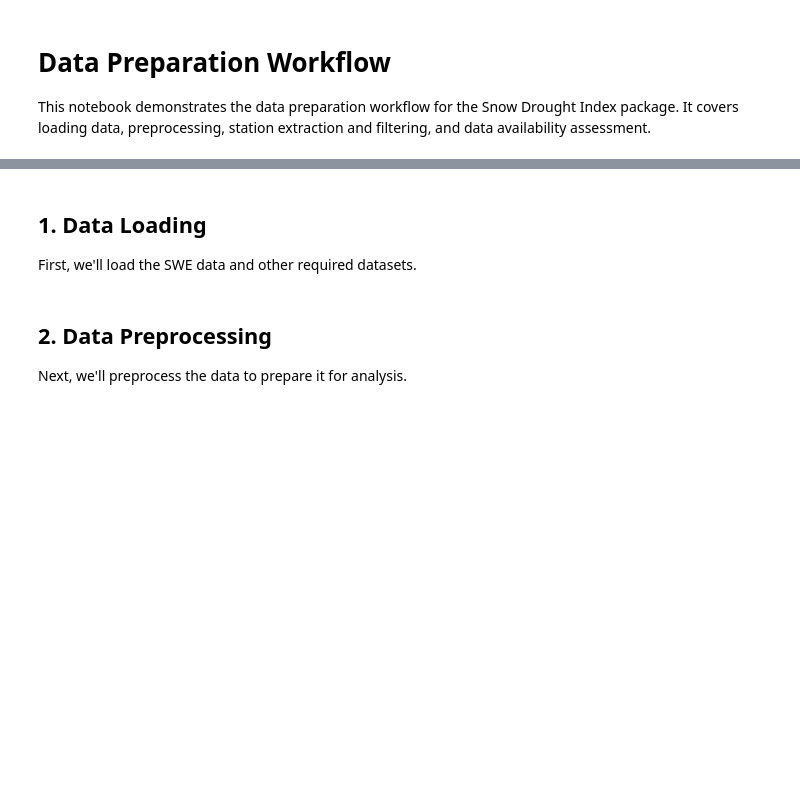
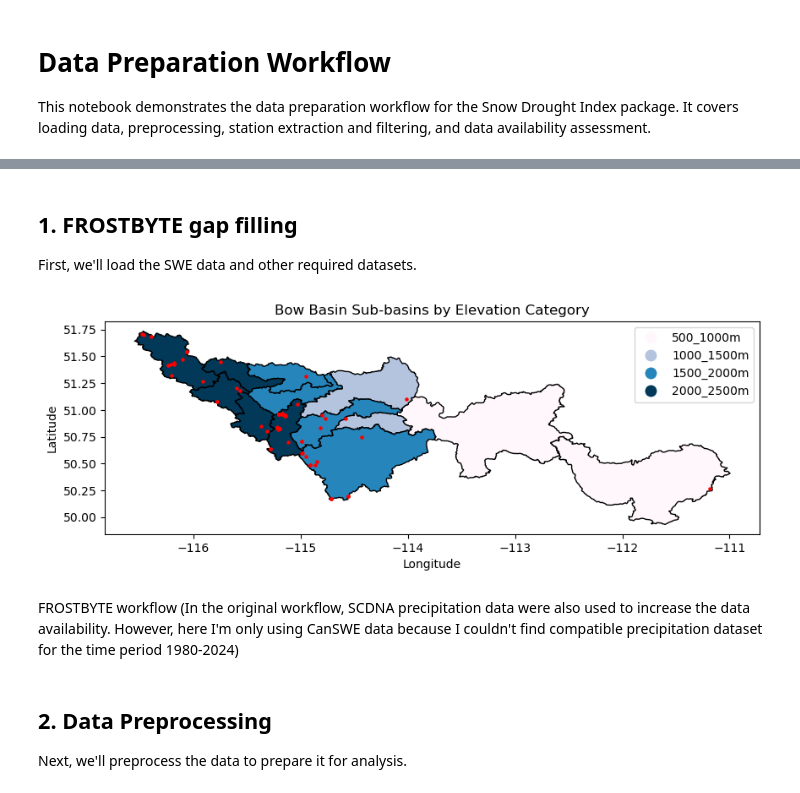
Before and after one commit to hasithajayamaha/snowdroughtindex-main, a Jupyter notebook: notebooks/workflows/0_data_preparation_workflow.ipynb, the cells around one changed output, grey strips where cells are left out. Saved outputs shown, nothing was run; the diff lists cells and outputs as text; code cells hidden in the pictures; blank space fills up the shorter version.

```diff
--- a/notebooks/workflows/0_data_preparation_workflow.ipynb
+++ b/notebooks/workflows/0_data_preparation_workflow.ipynb
@@ -17,4 +25,4 @@ from snowdroughtindex.utils import visualization, io
 # %% [markdown]
-## 1. Data Loading
+## 1. FROSTBYTE gap filling
 
 First, we'll load the SWE data and other required datasets.
@@ -30,0 +29,9 @@ basin_data = data_preparation.load_basin_data(basin_path)
+# %%
+# Define data paths
+canswe_path = 'C:/Users/walimunige.rupasingh/OneDrive - University of Calgary/Documents/Reasearch/Snow_drought_indicator/Paper1/inputs/CanSWE/CanSWE-CanEEN_1928-2024_v7.nc'
+basin_path = 'C:/Users/walimunige.rupasingh/OneDrive - University of Calgary/Documents/Reasearch/Snow_drought_indicator/Paper1/inputs/Elevation/'
+output_path = 'C:/Users/walimunige.rupasingh/OneDrive - University of Calgary/Documents/Reasearch/Snow_drought_indicator/Paper1/outputs/gap_filling/'
+# %%
+# Load data using the implemented functions
+canswe = xr.open_dataset(canswe_path)
+bow_basin = gpd.read_file(basin_path+ 'Bow_elevation_combined.shp')
@@ -30,0 +66,22 @@ basin_data = data_preparation.load_basin_data(basin_path)
+# %%
+# Plot Bow basin polygons colored by elevation category
+fig, ax = plt.subplots(figsize=(10, 10))
+# plot the Bow basin polygons
+# Ensure elev_class is a categorical type with desired order
+bow_basin['elev_class'] = pd.Categorical(
+    bow_basin['elev_class'],
+    categories=['500_1000m', '1000_1500m', '1500_2000m', '2000_2500m'],
+    ordered=True
+)
+bow_basin.plot(ax=ax, column='elev_class', cmap='PuBu', legend=True, edgecolor='black')
+# Add station points
+stations_in_basin.plot(ax=ax, color='red', markersize=5, label='Stations')
+ax.set_title('Bow Basin Sub-basins by Elevation Category')
+ax.set_xlabel('Longitude')
+ax.set_ylabel('Latitude')
+plt.savefig(output_path + 'bow_basin_by_elev_class.png', dpi=300)
+plt.show()
+# %% [output]
+[figure, added]
+# %% [markdown]
+FROSTBYTE workflow  (In the original workflow, SCDNA precipitation data were also used to increase the data availability. However, here I'm only using CanSWE data because I couldn't find compatible precipitation dataset for the time period 1980-2024)
```
Also changed, not shown: parts of 4 cells of this notebook, 1 other file.
